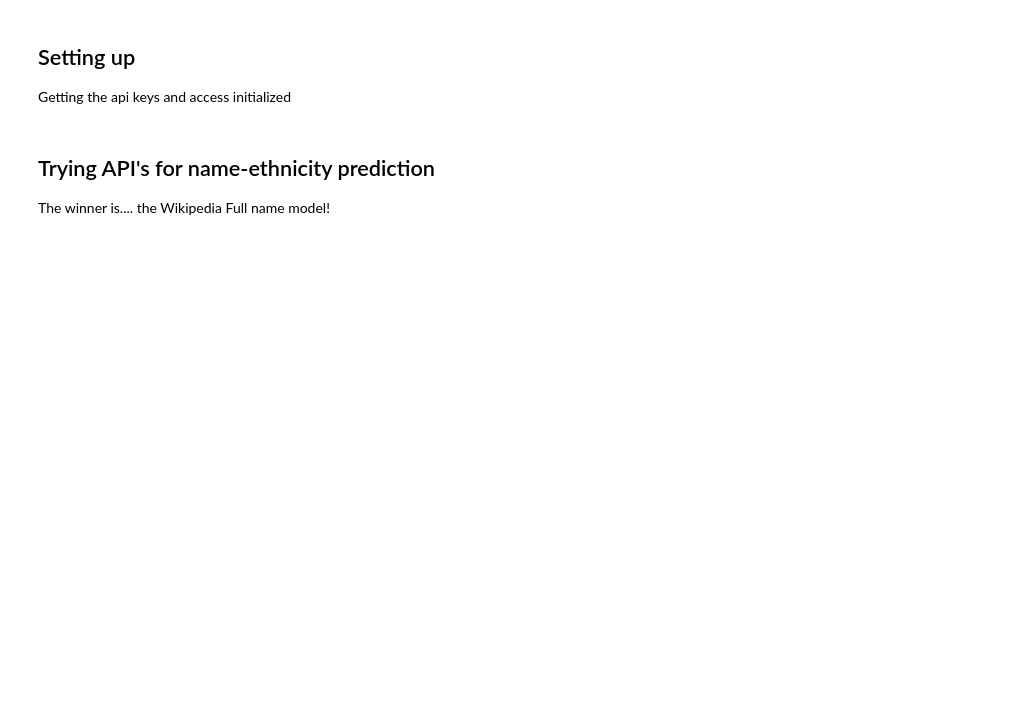
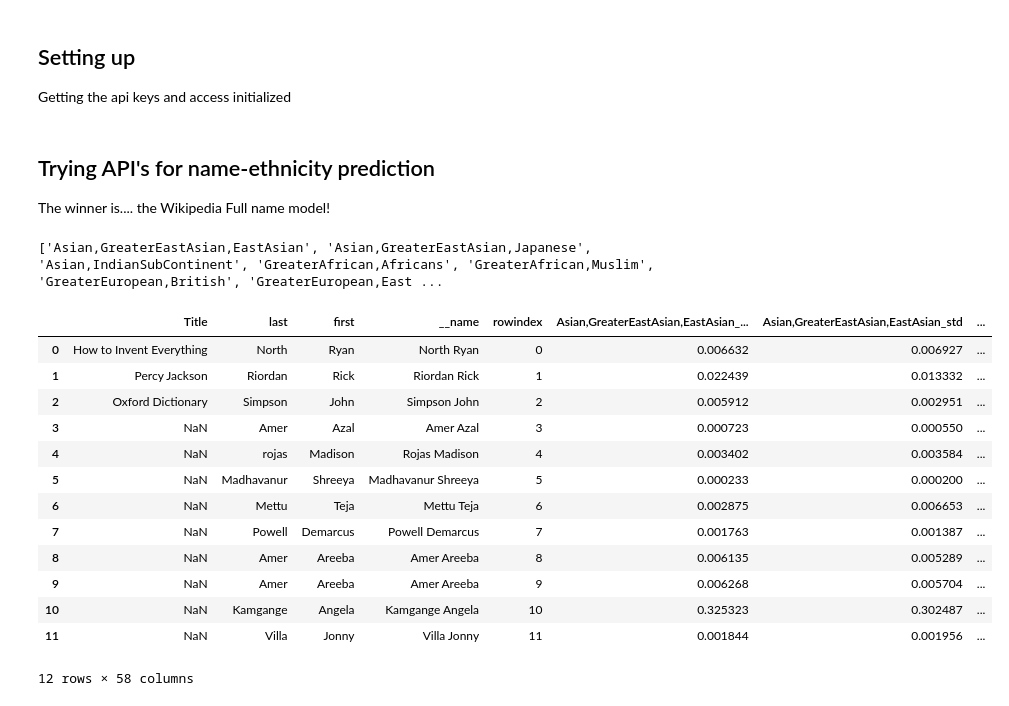
Before and after one commit to Azal-Amer/LibraryDiversity, a Jupyter notebook: NameNationalityIdentification.ipynb, the cells around one changed output. Cells and saved outputs as stored; diff of their text form; code cells hidden in the pictures; blank space fills up the shorter version.

```diff
--- a/NameNationalityIdentification.ipynb
+++ b/NameNationalityIdentification.ipynb
@@ -37,6 +37,7 @@ namesDF = namesDF.append({'first':'Demarcus','last':'Powell'},ignore_index=True)
 namesDF = namesDF.append({'first':'Areeba','last':'Amer'},ignore_index=True)
 namesDF = namesDF.append({'first':'Areeba','last':'Amer'},ignore_index=True)
 namesDF = namesDF.append({'first':'Angela','last':'Kamgange'},ignore_index=True)
+namesDF = namesDF.append({'first':'Jonny','last':'Villa'},ignore_index=True)
 # %% [markdown]
 ## Trying API's for name-ethnicity prediction
 The winner is.... the Wikipedia Full name model!
@@ -85,3 +86,21 @@ classOf2023 = pd.DataFrame(formattedlist,columns = ['first','last'])
 classOf2023.to_csv('classOf2023.csv')
 # %%
 ethnicity = ethnicolr.pred_wiki_name(classOf2023,'last','first')
+# %%
+ethnicolr.pred_wiki_name(namesDF,'last','first')
+# %% [output]
+['Asian,GreaterEastAsian,EastAsian', 'Asian,GreaterEastAsian,Japanese', 'Asian,IndianSubContinent', 'GreaterAfrican,Africans', 'GreaterAfrican,Muslim', 'GreaterEuropean,British', 'GreaterEuropean,East ...
+|  | Title | last | first | __name | rowindex | Asian,GreaterEastAsian,EastAsian_... | Asian,GreaterEastAsian,EastAsian_std | ... |
+| 0 | How to Invent Everything | North | Ryan | North Ryan | 0 | 0.006632 | 0.006927 | ... |
+| 1 | Percy Jackson | Riordan | Rick | Riordan Rick | 1 | 0.022439 | 0.013332 | ... |
+| 2 | Oxford Dictionary | Simpson | John | Simpson John | 2 | 0.005912 | 0.002951 | ... |
+| 3 | NaN | Amer | Azal | Amer Azal | 3 | 0.000723 | 0.000550 | ... |
+| 4 | NaN | rojas | Madison | Rojas Madison | 4 | 0.003402 | 0.003584 | ... |
+| 5 | NaN | Madhavanur | Shreeya | Madhavanur Shreeya | 5 | 0.000233 | 0.000200 | ... |
+| 6 | NaN | Mettu | Teja | Mettu Teja | 6 | 0.002875 | 0.006653 | ... |
+| 7 | NaN | Powell | Demarcus | Powell Demarcus | 7 | 0.001763 | 0.001387 | ... |
+| 8 | NaN | Amer | Areeba | Amer Areeba | 8 | 0.006135 | 0.005289 | ... |
+| 9 | NaN | Amer | Areeba | Amer Areeba | 9 | 0.006268 | 0.005704 | ... |
+| 10 | NaN | Kamgange | Angela | Kamgange Angela | 10 | 0.325323 | 0.302487 | ... |
+| 11 | NaN | Villa | Jonny | Villa Jonny | 11 | 0.001844 | 0.001956 | ... |
+12 rows × 58 columns
```
Also changed, not shown: parts of 3 cells of this notebook, 2 other files.
